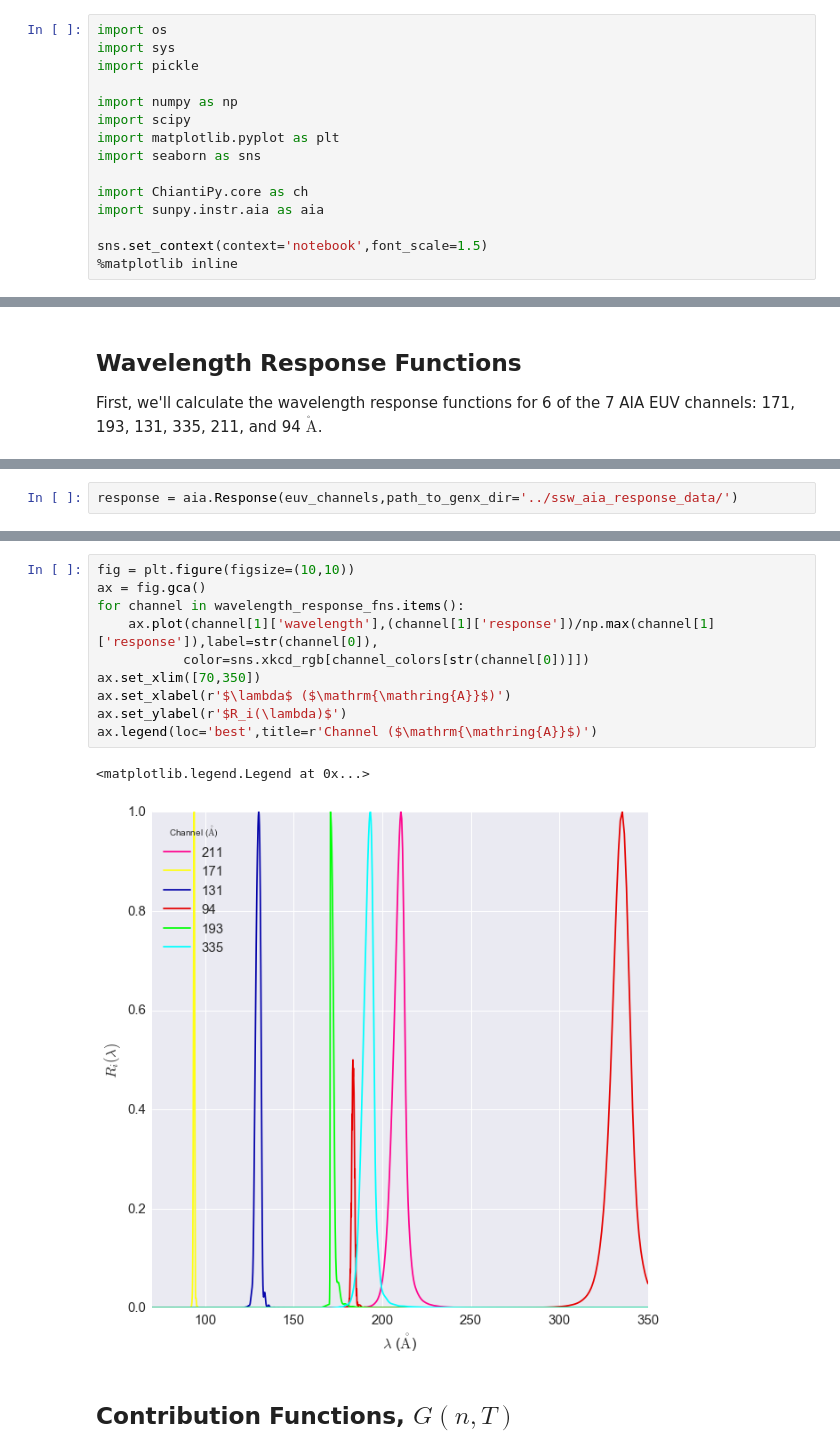
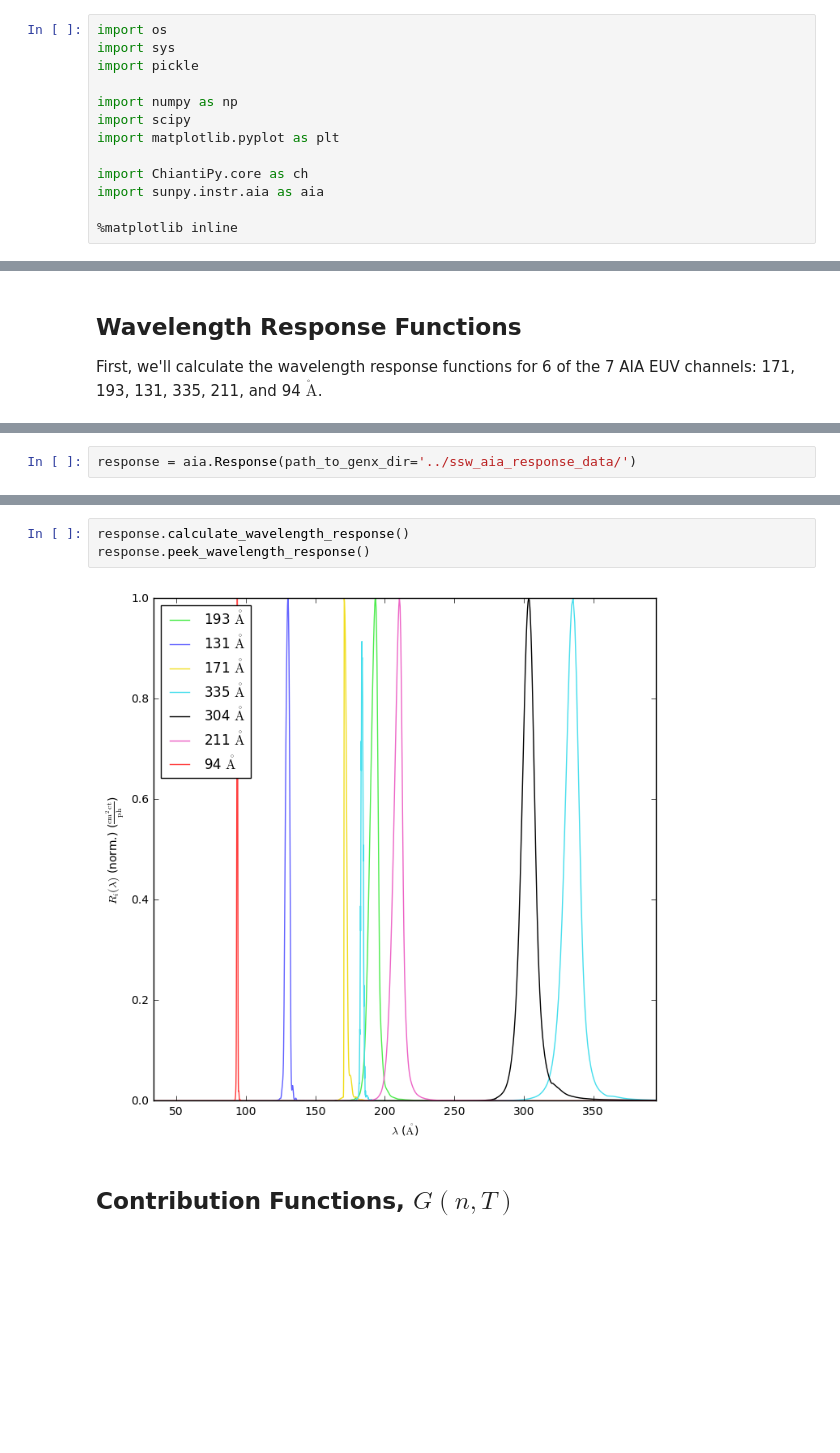
Before and after one commit to wtbarnes/aia_response, a Jupyter notebook: notebooks/response_function_tests.ipynb, the cells around one changed output, grey strips where cells are left out. Drawn from its saved outputs; the diff is of its cells as text; blank space fills up the shorter version.

```diff
--- a/notebooks/response_function_tests.ipynb
+++ b/notebooks/response_function_tests.ipynb
@@ -8,12 +8,10 @@ import pickle
 import numpy as np
 import scipy
 import matplotlib.pyplot as plt
-import seaborn as sns
 
 import ChiantiPy.core as ch
 import sunpy.instr.aia as aia
 
-sns.set_context(context='notebook',font_scale=1.5)
 %matplotlib inline
 # %% [markdown]
 The goal of this notebook is to test the wavelength and temperature response function calculations that are currently being developed in SunPy.
@@ -28,2 +21,2 @@ wavelength_response_fns = {}
 # %%
-response = aia.Response(euv_channels,path_to_genx_dir='../ssw_aia_response_data/')
+response = aia.Response(path_to_genx_dir='../ssw_aia_response_data/')
@@ -38,16 +23,8 @@ Make a plot of each of these response functions.
-# %%
-fig = plt.figure(figsize=(10,10))
-ax = fig.gca()
-for channel in wavelength_response_fns.items():
-    ax.plot(channel[1]['wavelength'],(channel[1]['response'])/np.max(channel[1]['response']),label=str(channel[0]),
-           color=sns.xkcd_rgb[channel_colors[str(channel[0])]])
-ax.set_xlim([70,350])
-ax.set_xlabel(r'$\lambda$ ($\mathrm{\mathring{A}}$)')
-ax.set_ylabel(r'$R_i(\lambda)$')
-ax.legend(loc='best',title=r'Channel ($\mathrm{\mathring{A}}$)')
-# %% [output]
-<matplotlib.legend.Legend at 0x...>
-[figure, removed]
+# %%
+response.calculate_wavelength_response()
+response.peek_wavelength_response()
+# %% [output]
+[figure, added]
 # %% [markdown]
 ## Contribution Functions, $G(n,T)$
 # %% [markdown]
```
Also changed, not shown: parts of 7 cells of this notebook, 4 other files.
